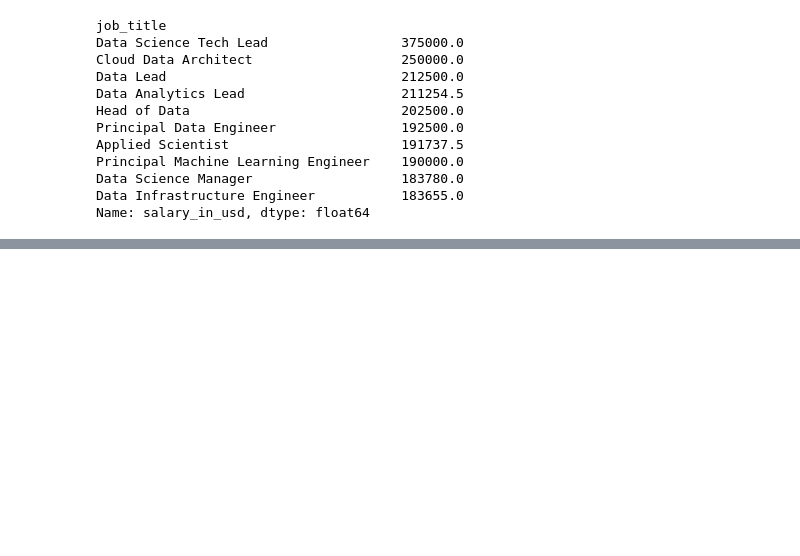
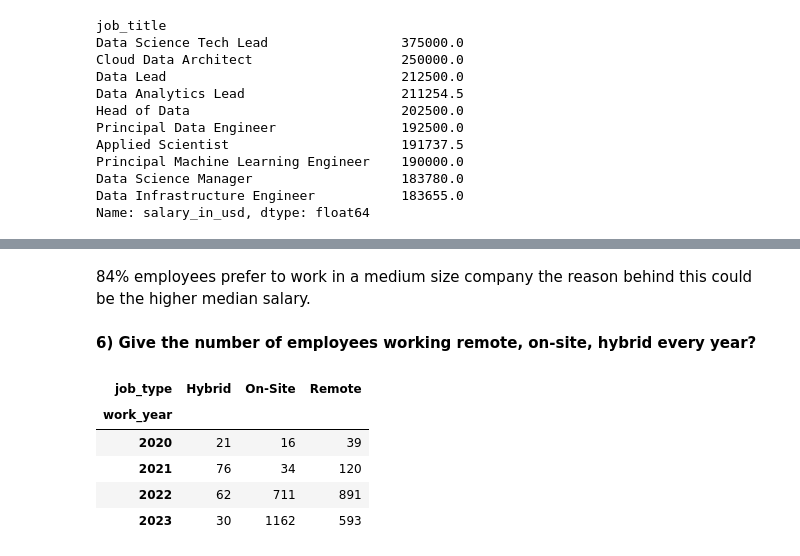
Before and after one commit to prasadposture/Analysis-of-Data-Science-Jobs, a Jupyter notebook: Analysis-of-Data-Science-Jobs.ipynb, the cells around one changed output, grey strips where cells are left out. Drawn from its saved outputs; the diff is of its cells as text; code cells hidden in the pictures; blank space fills up the shorter version.

```diff
--- a/Analysis-of-Data-Science-Jobs.ipynb
+++ b/Analysis-of-Data-Science-Jobs.ipynb
@@ -252,0 +290,14 @@ px.bar(x=xdf.index, y=xdf, title='Top 10 High Paying Job Designations',
+# %% [markdown]
+84% employees prefer to work in a medium size company the reason behind this could be the higher median salary.
+# %% [markdown]
+<b> 6) Give the number of employees working remote, on-site, hybrid every year?
+# %%
+table = df.pivot_table(index='work_year',values='salary',columns='job_type',aggfunc='count')
+table
+# %% [output]
+| job_type | Hybrid | On-Site | Remote |
+| work_year |  |  |  |
+| 2020 | 21 | 16 | 39 |
+| 2021 | 76 | 34 | 120 |
+| 2022 | 62 | 711 | 891 |
+| 2023 | 30 | 1162 | 593 |
```
Also changed, not shown: parts of 39 cells of this notebook.
